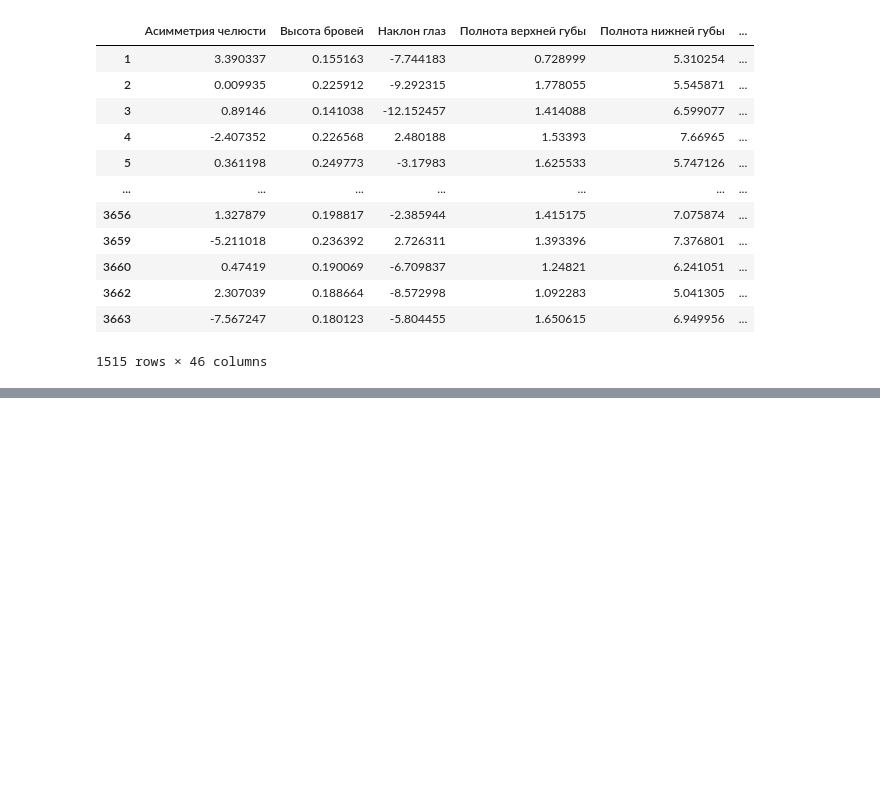
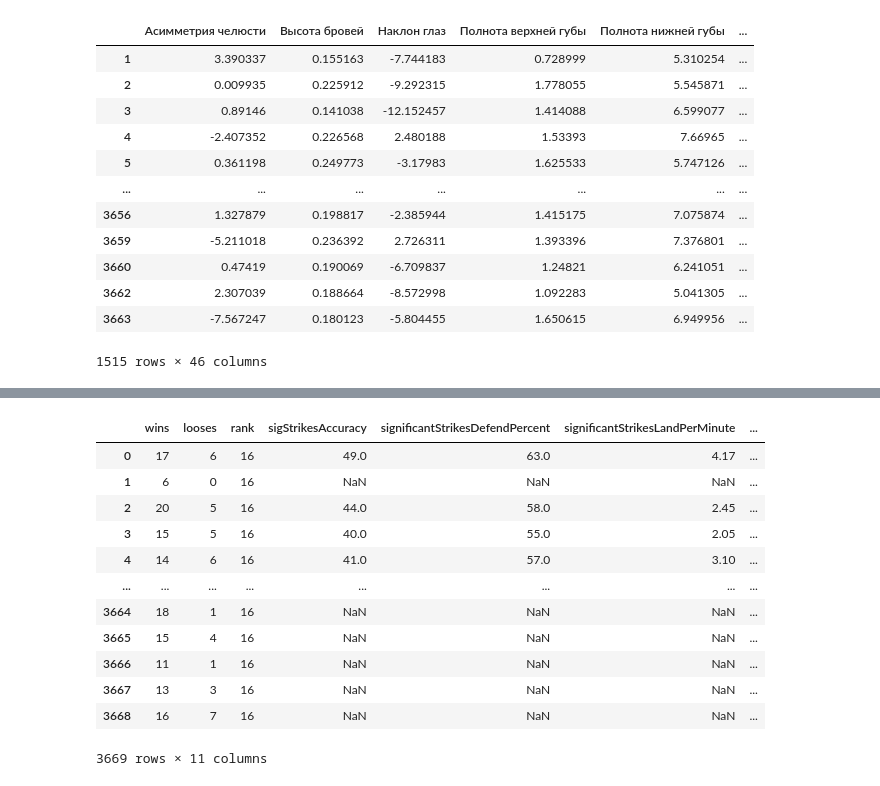
Before and after one commit to NikolayTV/ufc_article_stats, a Jupyter notebook: 1.1.Feature extraction from fighters.ipynb, the cells around one changed output, grey strips where cells are left out. Drawn from its saved outputs; the diff is of its cells as text; code cells hidden in the pictures; blank space fills up the shorter version.

```diff
--- a/1.1.Feature extraction from fighters.ipynb
+++ b/1.1.Feature extraction from fighters.ipynb
@@ -203,0 +253,21 @@ df.to_csv('data/fighters_df.csv')
+# %%
+fight_stats = ['wins', 'looses', 'rank', 'sigStrikesAccuracy', 'significantStrikesDefendPercent',
+       'significantStrikesLandPerMinute', 'significantStrikesMissedPerMinute',
+       'submissionAttemptsPer15minutes', 'takedownsAccuracy',
+       'takedownsDefendPercent', 'takedownsPer15min']
+
+fdf[fight_stats]
+# %% [output]
+|  | wins | looses | rank | sigStrikesAccuracy | significantStrikesDefendPercent | significantStrikesLandPerMinute | ... |
+| 0 | 17 | 6 | 16 | 49.0 | 63.0 | 4.17 | ... |
+| 1 | 6 | 0 | 16 | NaN | NaN | NaN | ... |
+| 2 | 20 | 5 | 16 | 44.0 | 58.0 | 2.45 | ... |
+| 3 | 15 | 5 | 16 | 40.0 | 55.0 | 2.05 | ... |
+| 4 | 14 | 6 | 16 | 41.0 | 57.0 | 3.10 | ... |
+| ... | ... | ... | ... | ... | ... | ... | ... |
+| 3664 | 18 | 1 | 16 | NaN | NaN | NaN | ... |
+| 3665 | 15 | 4 | 16 | NaN | NaN | NaN | ... |
+| 3666 | 11 | 1 | 16 | NaN | NaN | NaN | ... |
+| 3667 | 13 | 3 | 16 | NaN | NaN | NaN | ... |
+| 3668 | 16 | 7 | 16 | NaN | NaN | NaN | ... |
+3669 rows × 11 columns
```
Also changed, not shown: parts of 5 cells of this notebook, 2 other files.
